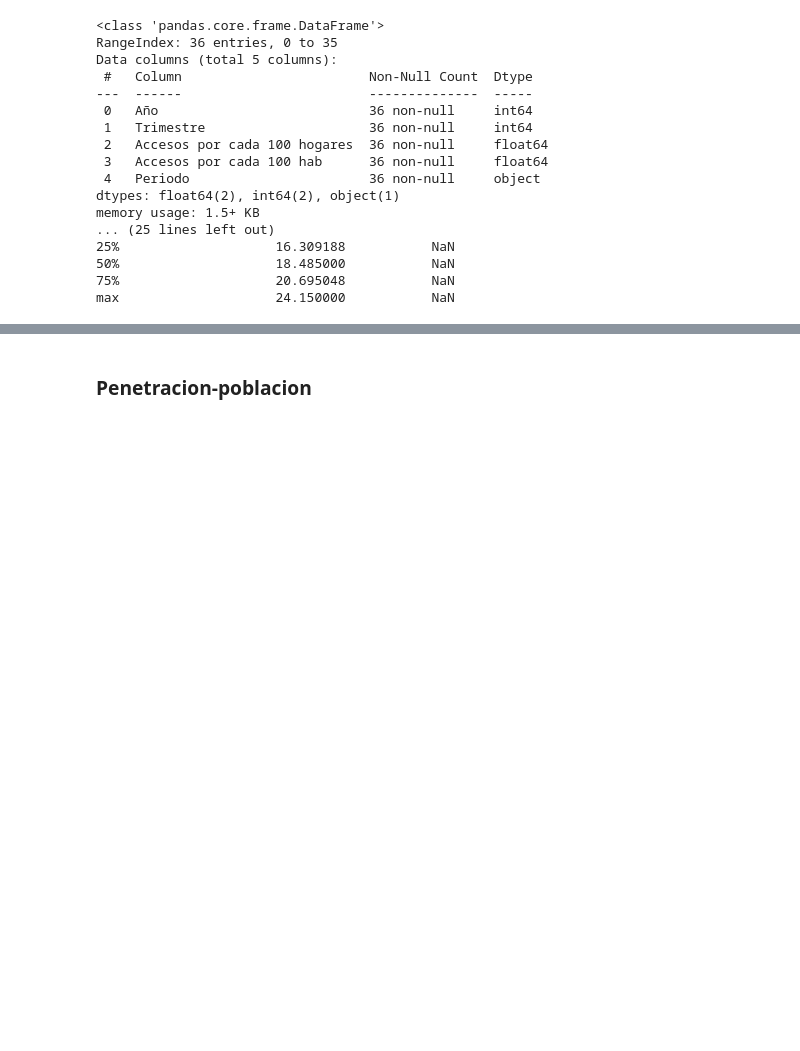
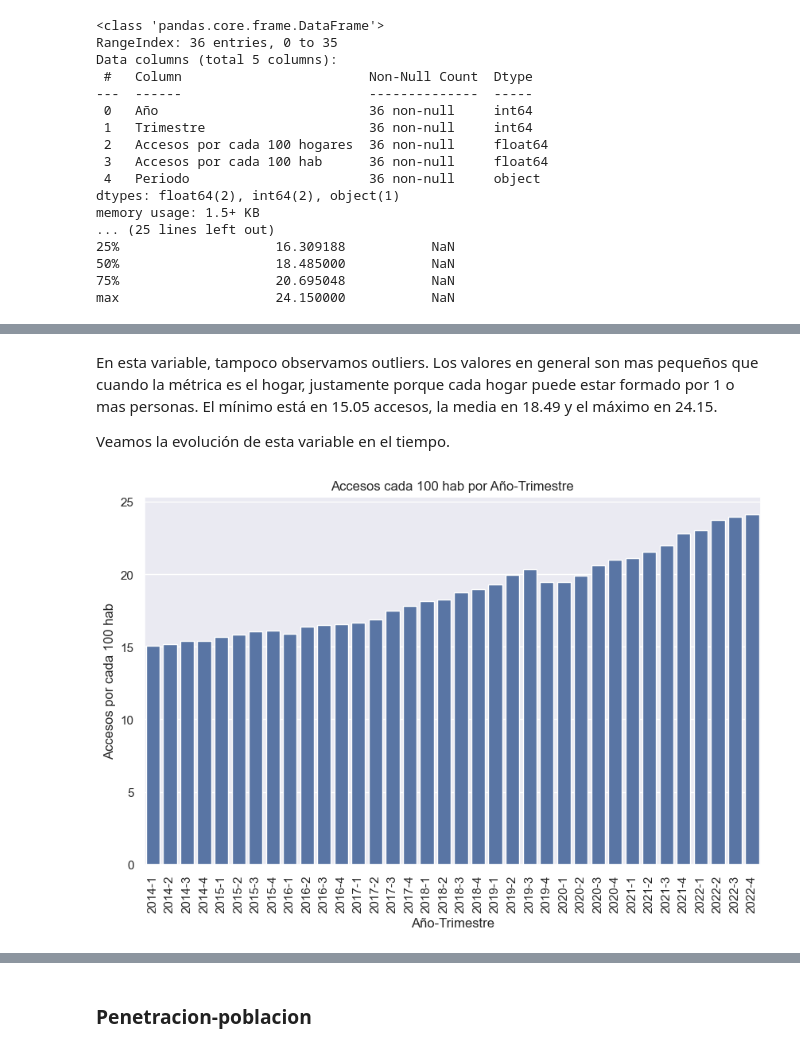
Before and after one commit to dsdrajlin/PI-DA-Telecomunicaciones, a Jupyter notebook: EDA.ipynb, the cells around one changed output, grey strips where cells are left out. Cells and saved outputs as stored; diff of their text form; code cells hidden in the pictures; blank space fills up the shorter version.

```diff
--- a/EDA.ipynb
+++ b/EDA.ipynb
@@ -241,0 +304,19 @@ max                    24.150000           NaN
+# %% [markdown]
+En esta variable, tampoco observamos outliers. Los valores en general son mas pequeños que cuando la métrica es el hogar, justamente porque cada hogar puede estar formado por 1 o mas personas. El mínimo está en 15.05 accesos, la media en 18.49 y el máximo en 24.15.
+
+Veamos la evolución de esta variable en el tiempo.
+# %%
+# Configura el tamaño de la figura
+plt.figure(figsize=(10, 6))
+
+# Crea el gráfico de barras horizontales
+ax = sns.barplot(x="Año-Trimestre", y="Accesos por cada 100 hab",
+                 data=penetracion_totales)
+
+# Rotar las etiquetas del eje X en 90 grados
+ax.set_xticklabels(ax.get_xticklabels(), rotation=90)
+
+# Personaliza el título
+plt.title("Accesos cada 100 hab por Año-Trimestre");
+# %% [output]
+[figure, added]
```
Also changed, not shown: parts of 85 cells of this notebook, 3 other files.
